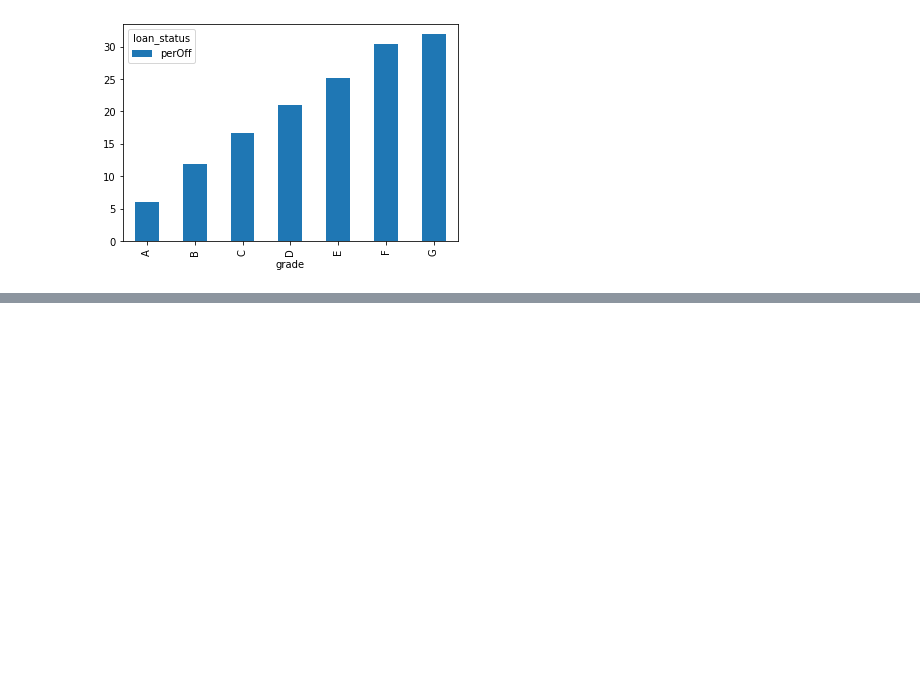
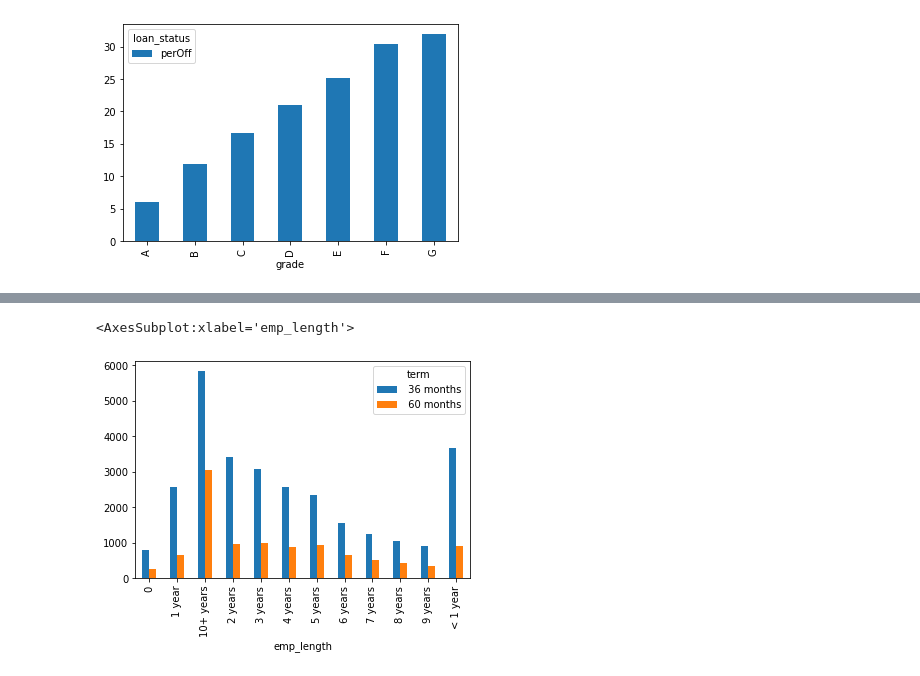
Before and after one commit to sreedevisreekumar/machinelearning, a Jupyter notebook: Assignment.ipynb, the cells around one changed output, grey strips where cells are left out. Cells and saved outputs as stored; diff of their text form; code cells hidden in the pictures; blank space fills up the shorter version.

Commit message:
employee length

```diff
--- a/Assignment.ipynb
+++ b/Assignment.ipynb
@@ -495,0 +549,3 @@ plt.show()
+# %%
+df1.emp_length.fillna(0,inplace = True)
+df1.emp_length.isnull().sum()
@@ -495,0 +564,3 @@ plt.show()
+# %%
+dfempl=df1[['emp_length','term']]
+resempl=pd.pivot_table(data=dfempl,index=['emp_length'],columns =['term'],aggfunc=len)
@@ -495,0 +577,5 @@ plt.show()
+# %%
+resempl.plot(kind="bar")
+# %% [output]
+<AxesSubplot:xlabel='emp_length'>
+[figure, added]
```
Also changed, not shown: parts of 15 cells of this notebook.
